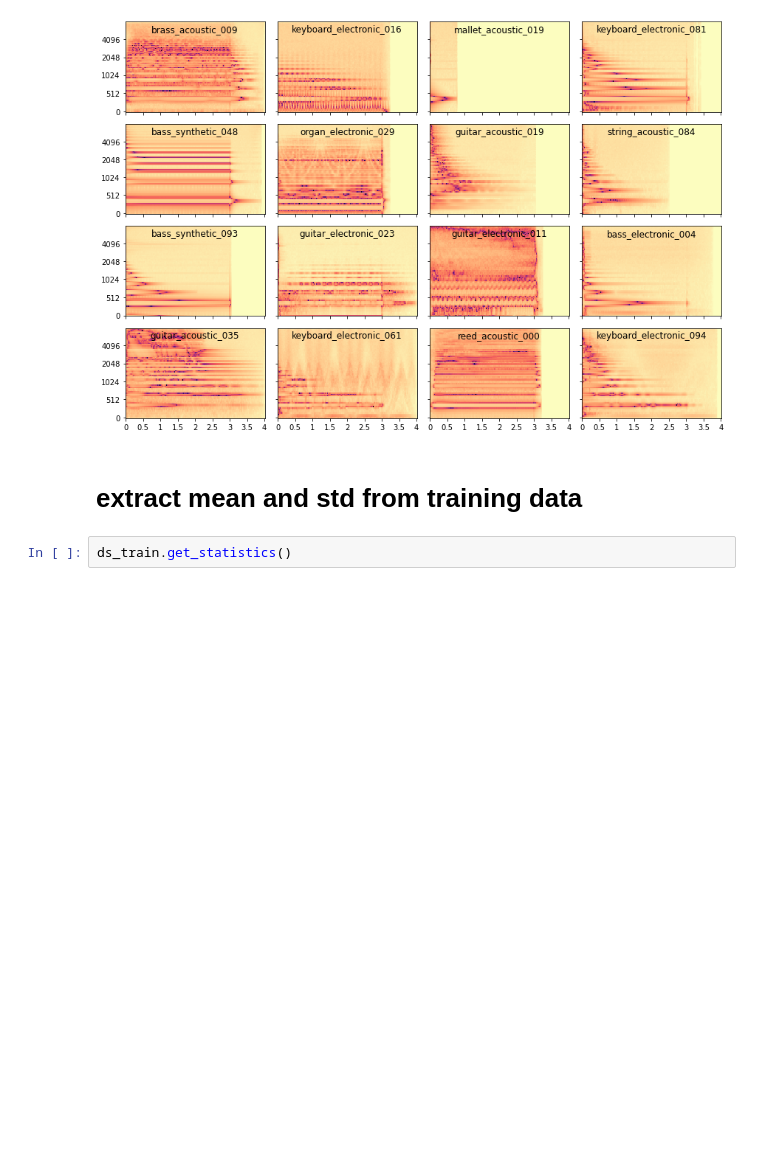
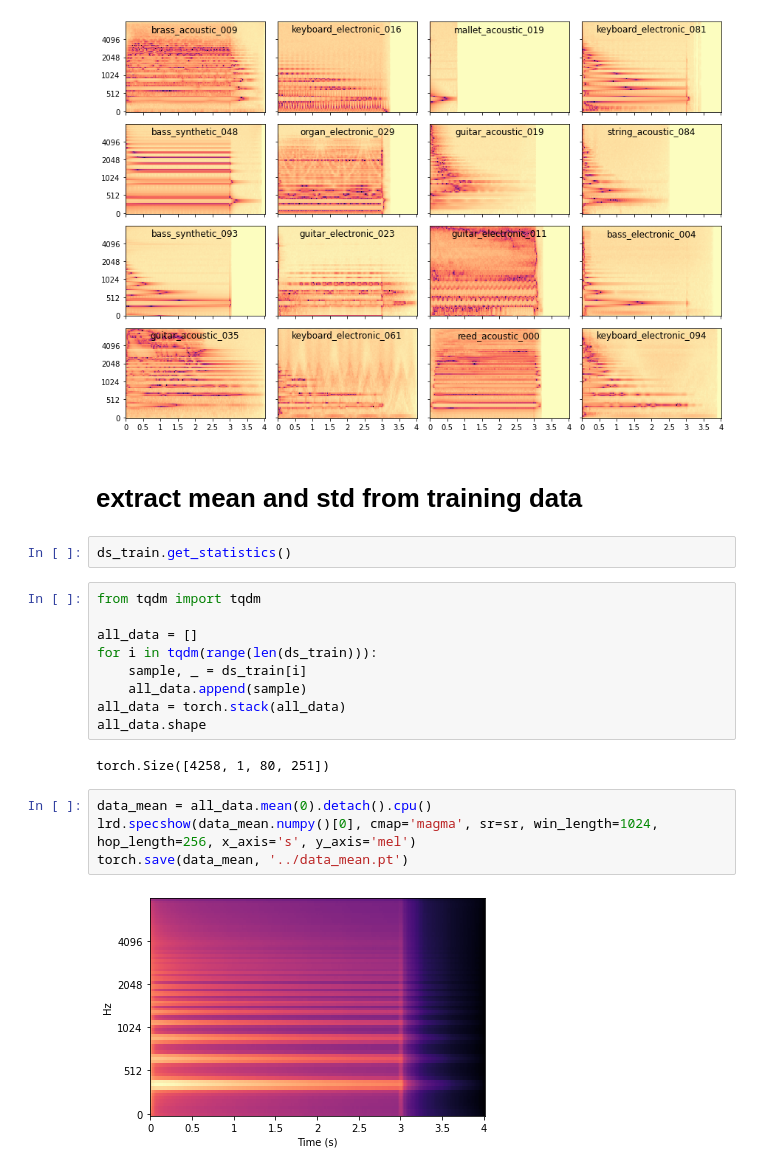
Before and after one commit to miccio-dk/ml_mir_2022_sound_morphing, a Jupyter notebook: notebooks/test_data.ipynb, the cells around one changed output. Drawn from its saved outputs; the diff is of its cells as text; blank space fills up the shorter version.

Commit message:
data normalization, more plots, notebooks, model architecture changes, various fixes, etc

```diff
--- a/notebooks/test_data.ipynb
+++ b/notebooks/test_data.ipynb
@@ -113,3 +112,20 @@ plt.show()
 # extract mean and std from training data
 # %%
 ds_train.get_statistics()
+# %%
+from tqdm import tqdm
+
+all_data = []
+for i in tqdm(range(len(ds_train))):
+    sample, _ = ds_train[i]
+    all_data.append(sample)
+all_data = torch.stack(all_data)
+all_data.shape
+# %% [output]
+torch.Size([4258, 1, 80, 251])
+# %%
+data_mean = all_data.mean(0).detach().cpu()
+lrd.specshow(data_mean.numpy()[0], cmap='magma', sr=sr, win_length=1024, hop_length=256, x_axis='s', y_axis='mel')
+torch.save(data_mean, '../data_mean.pt')
+# %% [output]
+[figure, added]
```
Also changed, not shown: parts of 4 cells of this notebook, 10 other files.
